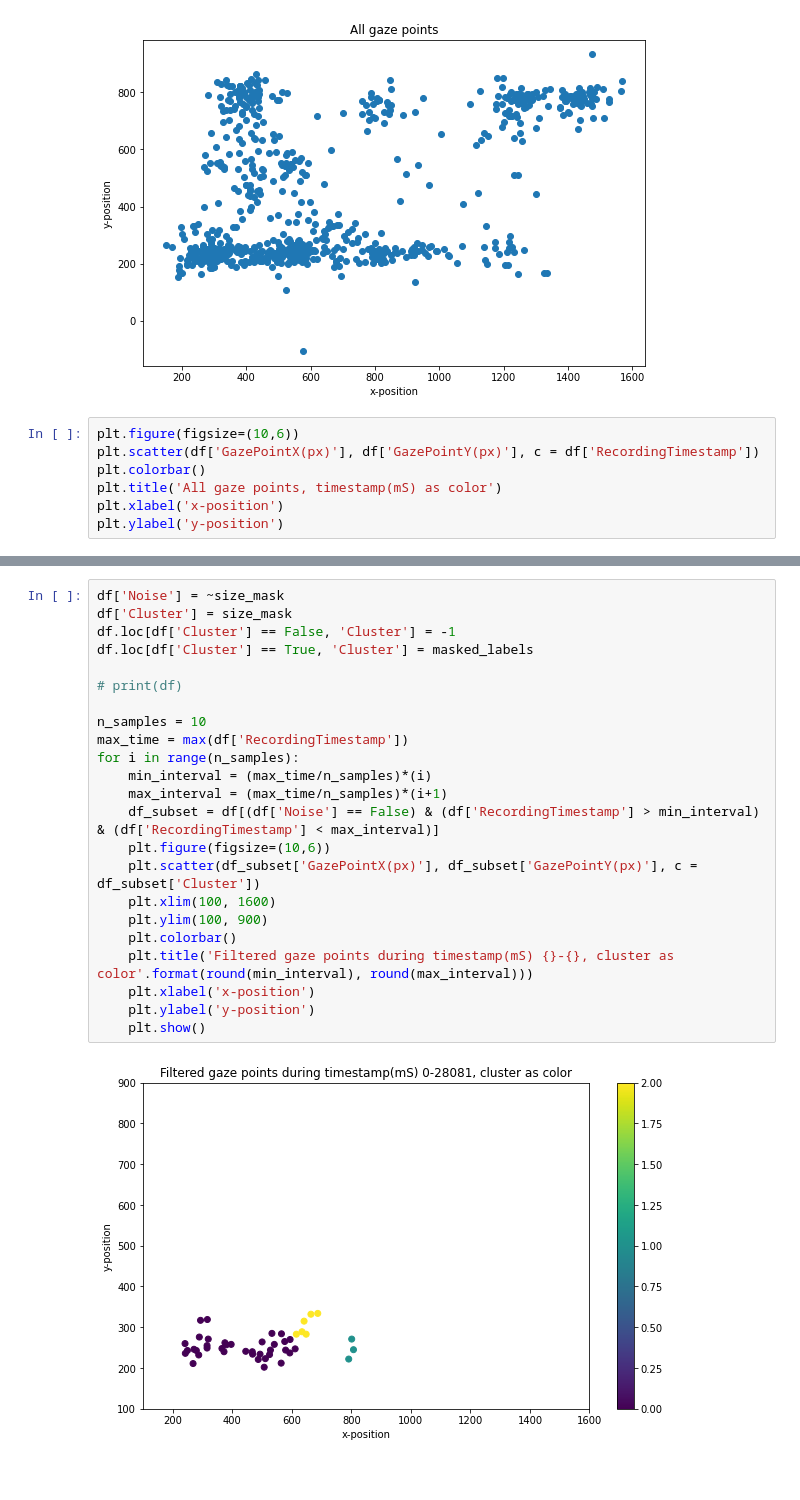
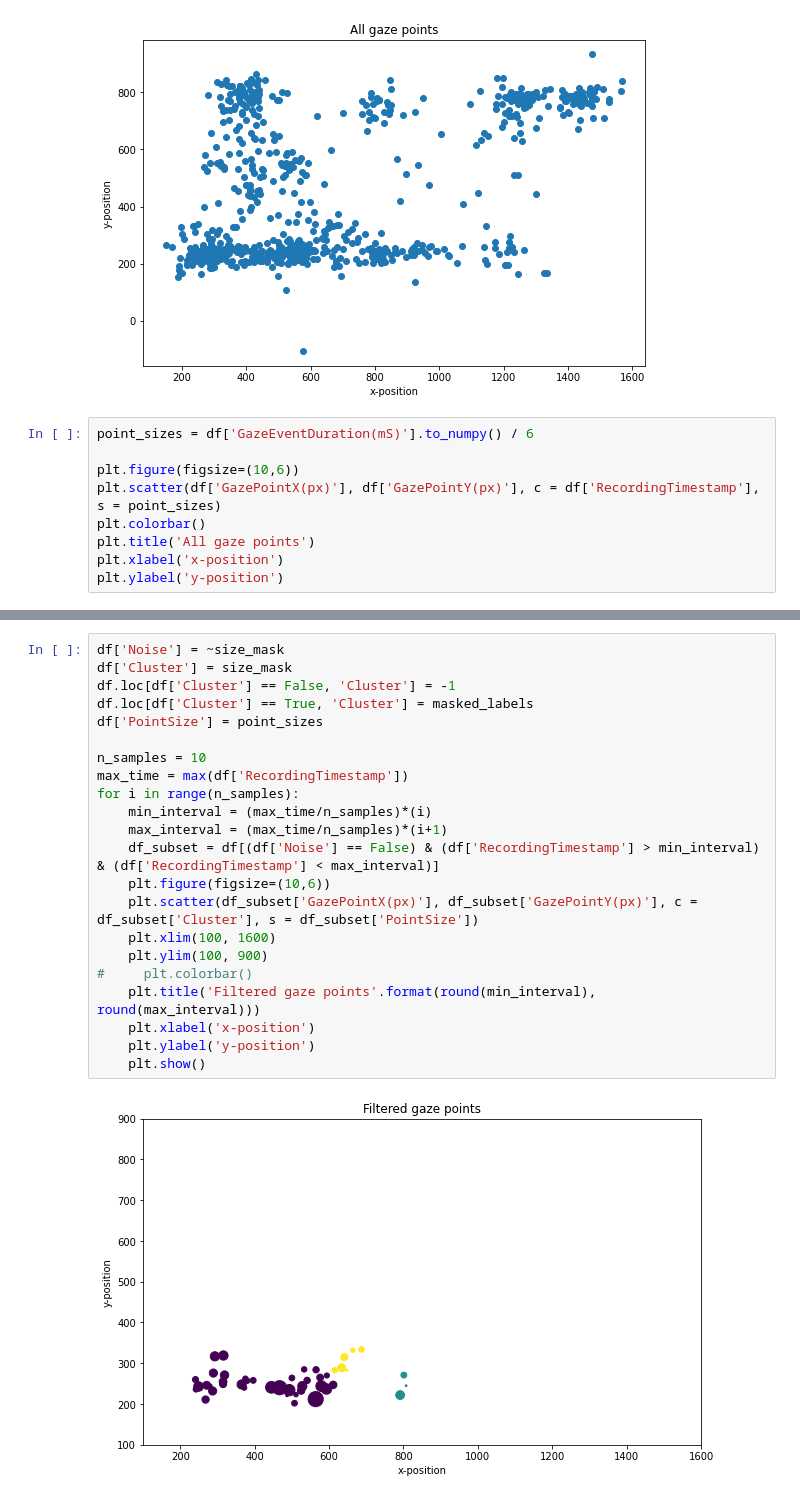
Before and after one commit to mansaronsson/Advanced-Visual-Data-Analysis, a Jupyter notebook: Lab 2/tnm098-lab2.ipynb, the cells around one changed output, grey strips where cells are left out. Cells and saved outputs as stored; diff of their text form.

```diff
--- a/Lab 2/tnm098-lab2.ipynb
+++ b/Lab 2/tnm098-lab2.ipynb
@@ -19,10 +19,12 @@ plt.ylabel('y-position')
 Text(0, 0.5, 'y-position')
 [figure]
 # %%
+point_sizes = df['GazeEventDuration(mS)'].to_numpy() / 6
+
 plt.figure(figsize=(10,6))
-plt.scatter(df['GazePointX(px)'], df['GazePointY(px)'], c = df['RecordingTimestamp'])
+plt.scatter(df['GazePointX(px)'], df['GazePointY(px)'], c = df['RecordingTimestamp'], s = point_sizes)
 plt.colorbar()
-plt.title('All gaze points, timestamp(mS) as color')
+plt.title('All gaze points')
 plt.xlabel('x-position')
 plt.ylabel('y-position')
 # %% [output]
@@ -63,25 +66,24 @@ Text(0, 0.5, 'y-position')
 # %%
 df['Noise'] = ~size_mask
 df['Cluster'] = size_mask
 df.loc[df['Cluster'] == False, 'Cluster'] = -1
 df.loc[df['Cluster'] == True, 'Cluster'] = masked_labels
-
-# print(df)
+df['PointSize'] = point_sizes
 
 n_samples = 10
 max_time = max(df['RecordingTimestamp'])
 for i in range(n_samples):
     min_interval = (max_time/n_samples)*(i)
     max_interval = (max_time/n_samples)*(i+1)
     df_subset = df[(df['Noise'] == False) & (df['RecordingTimestamp'] > min_interval) & (df['RecordingTimestamp'] < max_interval)]
     plt.figure(figsize=(10,6))
-    plt.scatter(df_subset['GazePointX(px)'], df_subset['GazePointY(px)'], c = df_subset['Cluster'])
+    plt.scatter(df_subset['GazePointX(px)'], df_subset['GazePointY(px)'], c = df_subset['Cluster'], s = df_subset['PointSize'])
     plt.xlim(100, 1600)
     plt.ylim(100, 900)
-    plt.colorbar()
-    plt.title('Filtered gaze points during timestamp(mS) {}-{}, cluster as color'.format(round(min_interval), round(max_interval)))
+#     plt.colorbar()
+    plt.title('Filtered gaze points'.format(round(min_interval), round(max_interval)))
     plt.xlabel('x-position')
     plt.ylabel('y-position')
     plt.show()
 # %% [output]
-[figure, old version]
+[figure, new version]
```
Also changed, not shown: parts of 4 cells of this notebook.
